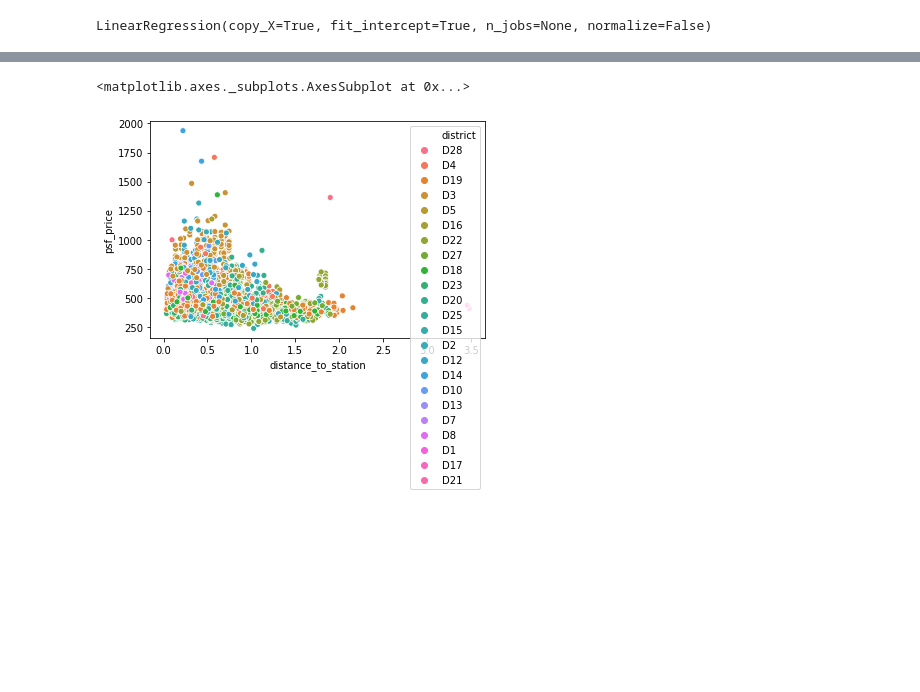
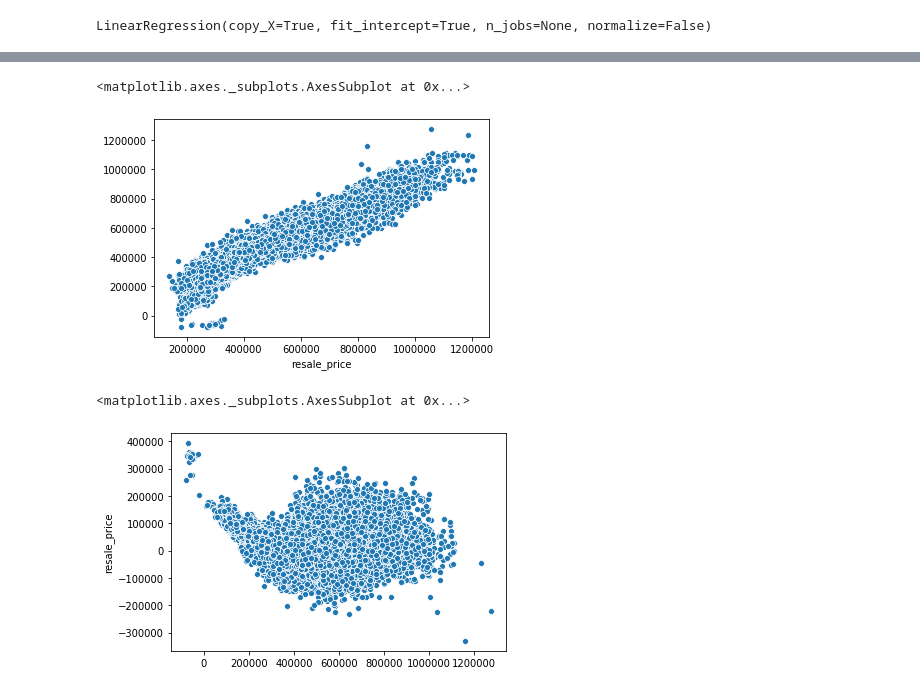
Before and after one commit to justinwyq/sg_property_prices, a Jupyter notebook: model/HDB Resale Price Analysis.ipynb, the cells around one changed output, grey strips where cells are left out. Drawn from its saved outputs; the diff is of its cells as text; code cells hidden in the pictures; blank space fills up the shorter version.

Commit message:
HDB resale price analysis

```diff
--- a/model/HDB Resale Price Analysis.ipynb
+++ b/model/HDB Resale Price Analysis.ipynb
@@ -505,7 +529,11 @@ address_df.loc[:,'distance_to_supermarket'],address_df.loc[:,'nearest_supermarke
 # %%
 df = df.merge(address_df[['full_address','distance_to_supermarket','nearest_supermarket']], on='full_address', how='left')
 # %%
-df.to_csv('hdb_resale_data_with_distances.csv') #cache results to avoid processing in the future
+###cache results to avoid processing in the future
+#df.to_csv('hdb_resale_data_with_distances.csv', index=False)
+
+### read cached results
+df = pd.read_csv('hdb_resale_data_with_distances.csv')
 # %%
 sns.scatterplot(data=df,x='distance_to_supermarket',y='resale_price')
 
@@ -539,9 +577,9 @@ flat_type_dummies = pd.get_dummies(df['flat_type'], prefix = 'type')
 # %%
 ## define X and Y vars
 model_df = pd.concat([df, town_dummies, storey_dummies, flat_model_dummies, flat_type_dummies], axis=1)
-model_df = model_df.drop(['town','storey_range','flat_model','flat_type','month', 'block', 'street_name',\
-                          'full_address','corrected_address','lat','lng','nearest_station','nearest_station_type',\
-                         'nearest_mall', 'nearest_supermarket'],axis=1)
+model_df = model_df.drop(['town','storey_range','flat_model','flat_type','month', 'block', 'street_name','lease_commence_date',\
+                          'full_address','corrected_address','lat','lng','nearest_station','station_name','nearest_station_type',\
+                         'nearest_mall', 'nearest_supermarket','travel_distance'],axis=1)
 # %%
 X = model_df.drop(['resale_price','psm_price'],axis=1)
 Y = model_df.resale_price
@@ -778,5 +622,0 @@ sns.scatterplot(x='distance_to_station',y='psf_price',data=hdb_df[hdb_df.distric
-# %%
-sns.scatterplot(x='distance_to_station',y='psf_price',data=hdb_df[(hdb_df.area>200)&(hdb_df.psf_price<2500)], hue='district')
-# %% [output]
-<matplotlib.axes._subplots.AxesSubplot at 0x...>
-[figure, removed]
@@ -835,0 +623,15 @@ sns.scatterplot(x='distance_to_station',y='psf_price',data=hdb_df[(hdb_df.area>2
+# %%
+resid = Y-Y_pred
+sns.scatterplot(x=Y,y=Y_pred)
+# residuals plot shows that model may be 'over-predicting' flats at around $400k range,
+# and 'under-predicting' flats in other range
+# %% [output]
+<matplotlib.axes._subplots.AxesSubplot at 0x...>
+[figure, added]
+# %%
+sns.scatterplot(x=Y_pred,y=resid)
+# looks like the model fails the homoscedascity assumption
+# some flat types are even predicted to be negative which is not possible
+# %% [output]
+<matplotlib.axes._subplots.AxesSubplot at 0x...>
+[figure, added]
```
Also changed, not shown: parts of 62 cells of this notebook, 3 other files.
